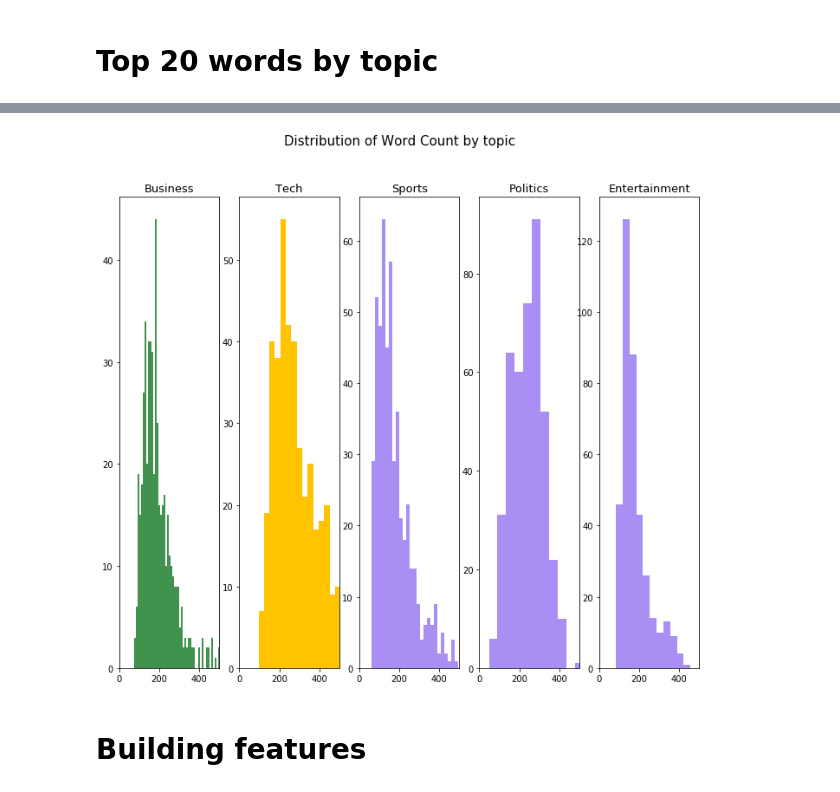
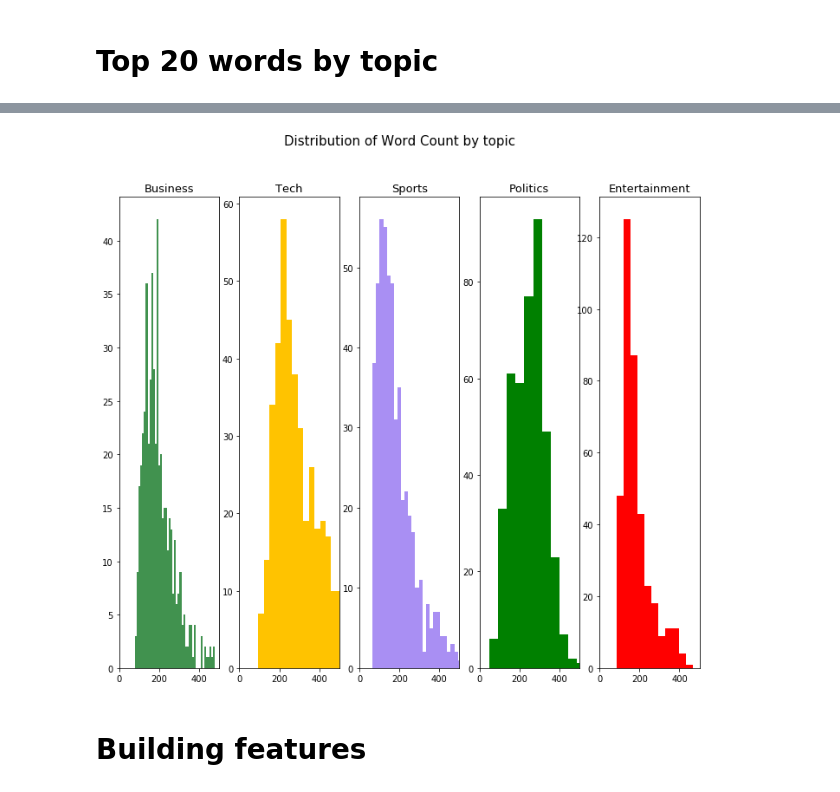
Before and after one commit to frankcardozo/NLP_text_classification, a Jupyter notebook: topic_selection.ipynb, the cells around one changed output, grey strips where cells are left out. Cells and saved outputs as stored; diff of their text form; code cells hidden in the pictures.

```diff
--- a/topic_selection.ipynb
+++ b/topic_selection.ipynb
@@ -200,6 +221,6 @@ buss.shape
 # %%
 sport['text_processed'] = sport.apply(lambda x : remove_stopwords(
-    (tokenize(clean_up(x['text'])))), axis = 1)
+    (stem_and_lemmatize(tokenize(clean_up(x['text']))))), axis = 1)
 # %%
 sport['label'] = 'sport'
 # %%
@@ -217,7 +238,7 @@ sport.shape
 (511, 3)
 # %%
 tech['text_processed'] = tech.apply(lambda x : remove_stopwords(
-    (tokenize(clean_up(x['text'])))), axis = 1)
+    (stem_and_lemmatize(tokenize(clean_up(x['text']))))), axis = 1)
 # %%
 tech['label'] = 'tech'
 # %%
@@ -235,7 +256,7 @@ tech.shape
 (401, 3)
 # %%
 politics['text_processed'] = politics.apply(lambda x : remove_stopwords(
-    (tokenize(clean_up(x['text'])))), axis = 1)
+    (stem_and_lemmatize(tokenize(clean_up(x['text']))))), axis = 1)
 
 politics['label'] = 'politics'
 
@@ -249,7 +270,7 @@ politics.head()
 | 4 | BNP leader Nick Griffin arrested\... | [bnp, leader, nick, griffin, arre... | politics |
 # %%
 entertainment['text_processed'] = entertainment.apply(lambda x : remove_stopwords(
-    (tokenize(clean_up(x['text'])))), axis = 1)
+    (stem_and_lemmatize(tokenize(clean_up(x['text']))))), axis = 1)
 
 entertainment['label'] = 'entertainment'
 
@@ -429,35 +451,35 @@ df_wf
 # %%
 #Plot the distribution of word count by article
 
 fig, ax = plt.subplots(1, 5, figsize = (12,10))
 fig.suptitle('Distribution of Word Count by topic', fontsize=15)
 
 bins = 50
 
 ax[0].hist(df_business['word_count'], bins = bins, color = '#41924F')
 ax[0].set_title('Business', fontsize = 13)
 ax[0].set_xlim(0, 500)
 
 ax[1].hist(df_tech['word_count'], bins = bins, color = '#FFC300')
 ax[1].set_title('Tech', fontsize = 13)
 ax[1].set_xlim(0, 500)
 
 ax[2].hist(df_sports['word_count'], bins = bins, color = '#a98ff3')
 ax[2].set_title('Sports', fontsize = 13)
 ax[2].set_xlim(0, 500)
 
-ax[3].hist(df_politics['word_count'], bins = bins, color = '#a98ff3')
+ax[3].hist(df_politics['word_count'], bins = bins, color = 'green')
 ax[3].set_title('Politics', fontsize = 13)
 ax[3].set_xlim(0, 500)
 
-ax[4].hist(df_entertainment['word_count'], bins = bins, color = '#a98ff3')
+ax[4].hist(df_entertainment['word_count'], bins = bins, color = 'red')
 ax[4].set_title('Entertainment', fontsize = 13)
 ax[4].set_xlim(0, 500)
 
 
 plt.show()
 # %% [output]
-[figure, old version]
+[figure, new version]
 # %% [markdown]
 # Building features
 # %% [markdown]
```
Also changed, not shown: parts of 28 cells of this notebook, 2 other files.
